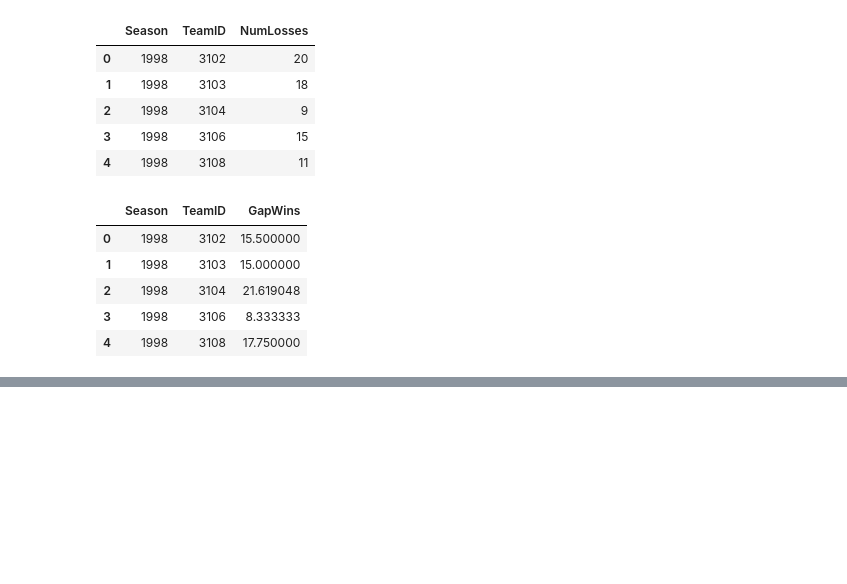
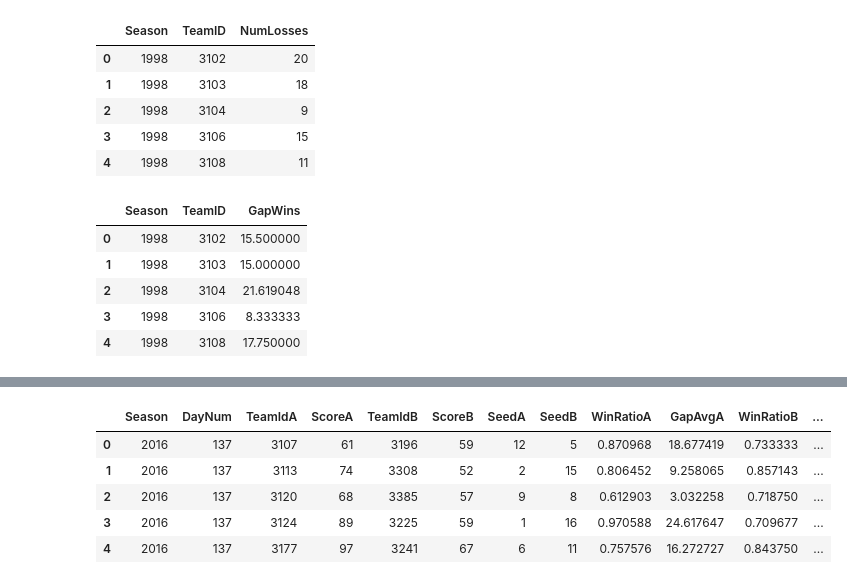
Before and after one commit to aaronpetryio/random, a Jupyter notebook: mmlm_eda.ipynb, the cells around one changed output, grey strips where cells are left out. Cells and saved outputs as stored; diff of their text form; code cells hidden in the pictures; blank space fills up the shorter version.

```diff
--- a/mmlm_eda.ipynb
+++ b/mmlm_eda.ipynb
@@ -102,0 +434,38 @@ df_features_season_w = df_season_results.groupby()
+# %%
+def add_losing_matches(df):
+    win_rename = {
+        "WTeamID": "TeamIdA",
+        "WScore" : "ScoreA",
+        "LTeamID" : "TeamIdB",
+        "LScore": "ScoreB",
+     }
+    win_rename.update({c : c[:-1] + "A" for c in df.columns if c.endswith('W')})
+    win_rename.update({c : c[:-1] + "B" for c in df.columns if c.endswith('L')})
+
+    lose_rename = {
+        "WTeamID": "TeamIdB",
+        "WScore" : "ScoreB",
+        "LTeamID" : "TeamIdA",
+        "LScore": "ScoreA",
+    }
+    lose_rename.update({c : c[:-1] + "B" for c in df.columns if c.endswith('W')})
+    lose_rename.update({c : c[:-1] + "A" for c in df.columns if c.endswith('L')})
+
+    win_df = df.copy()
+    lose_df = df.copy()
+
+    win_df = win_df.rename(columns=win_rename)
+    lose_df = lose_df.rename(columns=lose_rename)
+
+    return pd.concat([win_df, lose_df], 0, sort=False)
+# %%
+df  = add_losing_matches(df)
+# %%
+df.head()
+# %% [output]
+|  | Season | DayNum | TeamIdA | ScoreA | TeamIdB | ScoreB | SeedA | SeedB | WinRatioA | GapAvgA | WinRatioB | ... |
+| 0 | 2016 | 137 | 3107 | 61 | 3196 | 59 | 12 | 5 | 0.870968 | 18.677419 | 0.733333 | ... |
+| 1 | 2016 | 137 | 3113 | 74 | 3308 | 52 | 2 | 15 | 0.806452 | 9.258065 | 0.857143 | ... |
+| 2 | 2016 | 137 | 3120 | 68 | 3385 | 57 | 9 | 8 | 0.612903 | 3.032258 | 0.718750 | ... |
+| 3 | 2016 | 137 | 3124 | 89 | 3225 | 59 | 1 | 16 | 0.970588 | 24.617647 | 0.709677 | ... |
+| 4 | 2016 | 137 | 3177 | 97 | 3241 | 67 | 6 | 11 | 0.757576 | 16.272727 | 0.843750 | ... |
```
Also changed, not shown: parts of 64 cells of this notebook.
